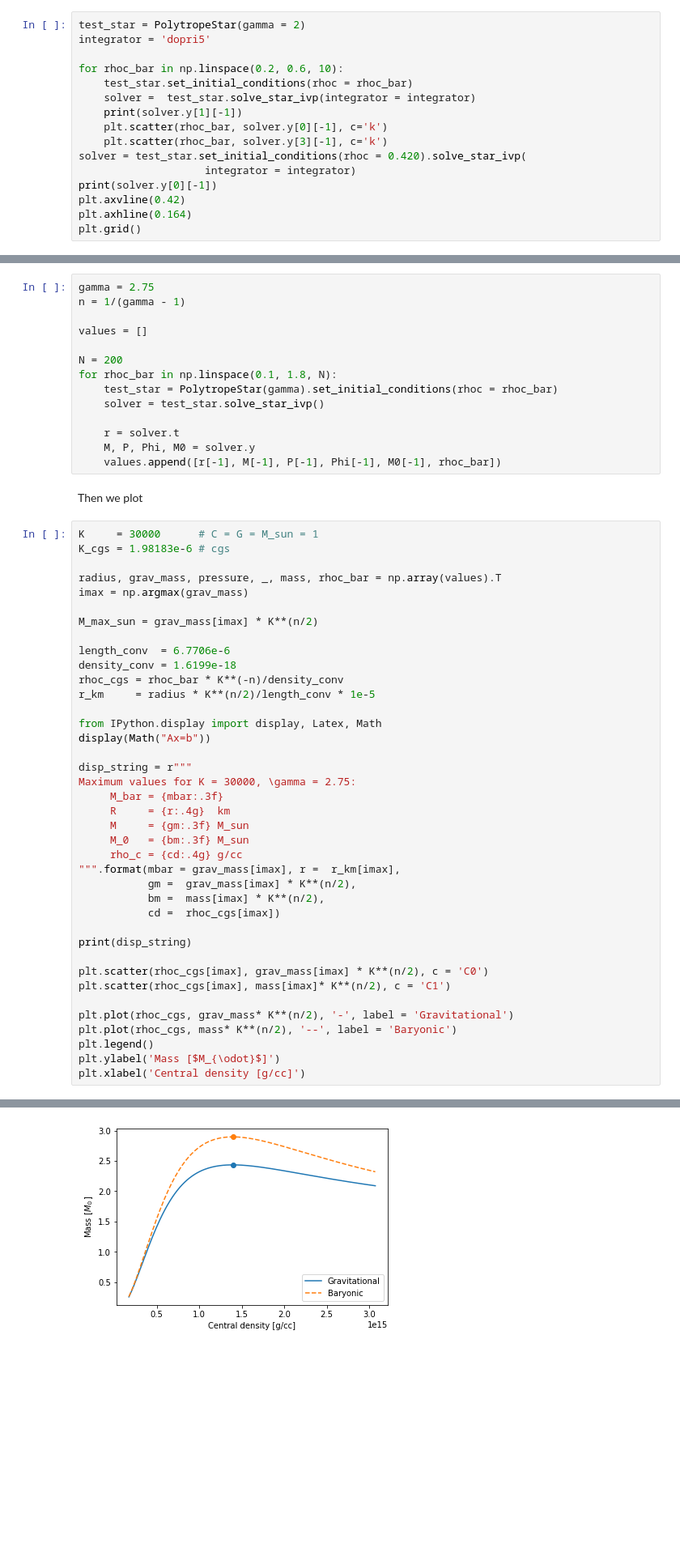
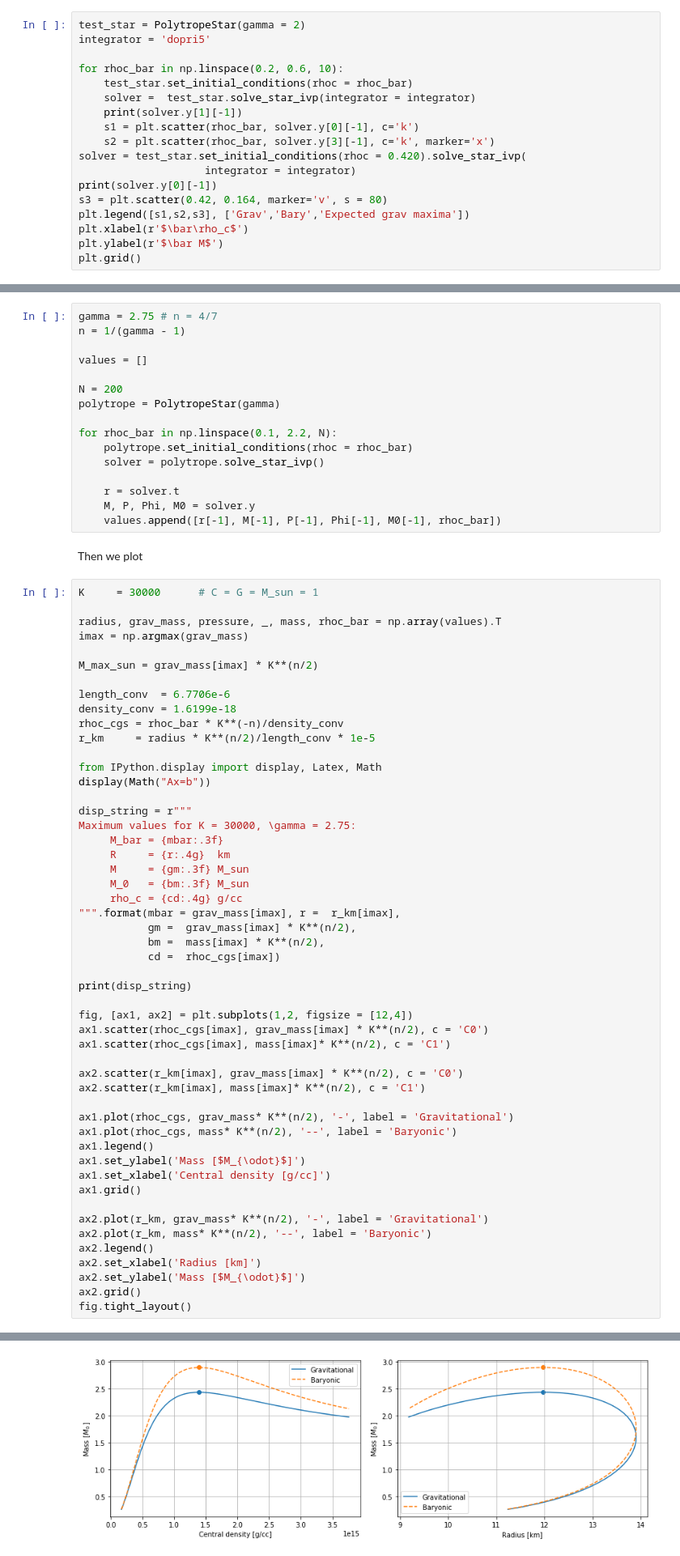
Before and after one commit to halvarsu/PHY905-Numerical-Relativity, a Jupyter notebook: project1/Project1_TOV_solver.ipynb, the cells around one changed output, grey strips where cells are left out. Shown at 81% size. Cells and saved outputs as stored; diff of their text form; blank space fills up the shorter version.

```diff
--- a/project1/Project1_TOV_solver.ipynb
+++ b/project1/Project1_TOV_solver.ipynb
@@ -36,12 +39,14 @@ for rhoc_bar in np.linspace(0.2, 0.6, 10):
     test_star.set_initial_conditions(rhoc = rhoc_bar)
     solver =  test_star.solve_star_ivp(integrator = integrator)
     print(solver.y[1][-1])
-    plt.scatter(rhoc_bar, solver.y[0][-1], c='k')
-    plt.scatter(rhoc_bar, solver.y[3][-1], c='k')
+    s1 = plt.scatter(rhoc_bar, solver.y[0][-1], c='k')
+    s2 = plt.scatter(rhoc_bar, solver.y[3][-1], c='k', marker='x')
 solver = test_star.set_initial_conditions(rhoc = 0.420).solve_star_ivp(
                     integrator = integrator)
 print(solver.y[0][-1])
-plt.axvline(0.42)
-plt.axhline(0.164)
+s3 = plt.scatter(0.42, 0.164, marker='v', s = 80)
+plt.legend([s1,s2,s3], ['Grav','Bary','Expected grav maxima'])
+plt.xlabel(r'$\bar\rho_c$')
+plt.ylabel(r'$\bar M$')
 plt.grid()
 # %% [output]
@@ -70,15 +68,17 @@ K = 30000 # in c = G = M_sun = 1
 
 First we calculate
 # %%
-gamma = 2.75
+gamma = 2.75 # n = 4/7
 n = 1/(gamma - 1)
 
 values = []
 
 N = 200
-for rhoc_bar in np.linspace(0.1, 1.8, N):
-    test_star = PolytropeStar(gamma).set_initial_conditions(rhoc = rhoc_bar)
-    solver = test_star.solve_star_ivp()
+polytrope = PolytropeStar(gamma)
+
+for rhoc_bar in np.linspace(0.1, 2.2, N):
+    polytrope.set_initial_conditions(rhoc = rhoc_bar)
+    solver = polytrope.solve_star_ivp()
 
     r = solver.t
     M, P, Phi, M0 = solver.y
@@ -87,7 +87,6 @@ for rhoc_bar in np.linspace(0.1, 1.8, N):
 Then we plot
 # %%
 K     = 30000      # C = G = M_sun = 1
-K_cgs = 1.98183e-6 # cgs
 
 radius, grav_mass, pressure, _, mass, rhoc_bar = np.array(values).T
 imax = np.argmax(grav_mass)
@@ -116,14 +115,27 @@ Maximum values for K = 30000, \gamma = 2.75:
 
 print(disp_string)
 
-plt.scatter(rhoc_cgs[imax], grav_mass[imax] * K**(n/2), c = 'C0')
-plt.scatter(rhoc_cgs[imax], mass[imax]* K**(n/2), c = 'C1')
+fig, [ax1, ax2] = plt.subplots(1,2, figsize = [12,4])
+ax1.scatter(rhoc_cgs[imax], grav_mass[imax] * K**(n/2), c = 'C0')
+ax1.scatter(rhoc_cgs[imax], mass[imax]* K**(n/2), c = 'C1')
 
-plt.plot(rhoc_cgs, grav_mass* K**(n/2), '-', label = 'Gravitational')
-plt.plot(rhoc_cgs, mass* K**(n/2), '--', label = 'Baryonic')
-plt.legend()
-plt.ylabel('Mass [$M_{\odot}$]')
-plt.xlabel('Central density [g/cc]')
+ax2.scatter(r_km[imax], grav_mass[imax] * K**(n/2), c = 'C0')
+ax2.scatter(r_km[imax], mass[imax]* K**(n/2), c = 'C1')
+
+ax1.plot(rhoc_cgs, grav_mass* K**(n/2), '-', label = 'Gravitational')
+ax1.plot(rhoc_cgs, mass* K**(n/2), '--', label = 'Baryonic')
+ax1.legend()
+ax1.set_ylabel('Mass [$M_{\odot}$]')
+ax1.set_xlabel('Central density [g/cc]')
+ax1.grid()
+
+ax2.plot(r_km, grav_mass* K**(n/2), '-', label = 'Gravitational')
+ax2.plot(r_km, mass* K**(n/2), '--', label = 'Baryonic')
+ax2.legend()
+ax2.set_xlabel('Radius [km]')
+ax2.set_ylabel('Mass [$M_{\odot}$]')
+ax2.grid()
+fig.tight_layout()
 # %% [output]
 $$Ax=b$$
 Maximum values for K = 30000, \gamma = 2.75:
@@ -136 +147 @@ Text(0.5,0,'Central density [g/cc]')
-[figure, old version]
+[figure, new version]
```
Also changed, not shown: parts of 18 cells of this notebook, 7 other files.
